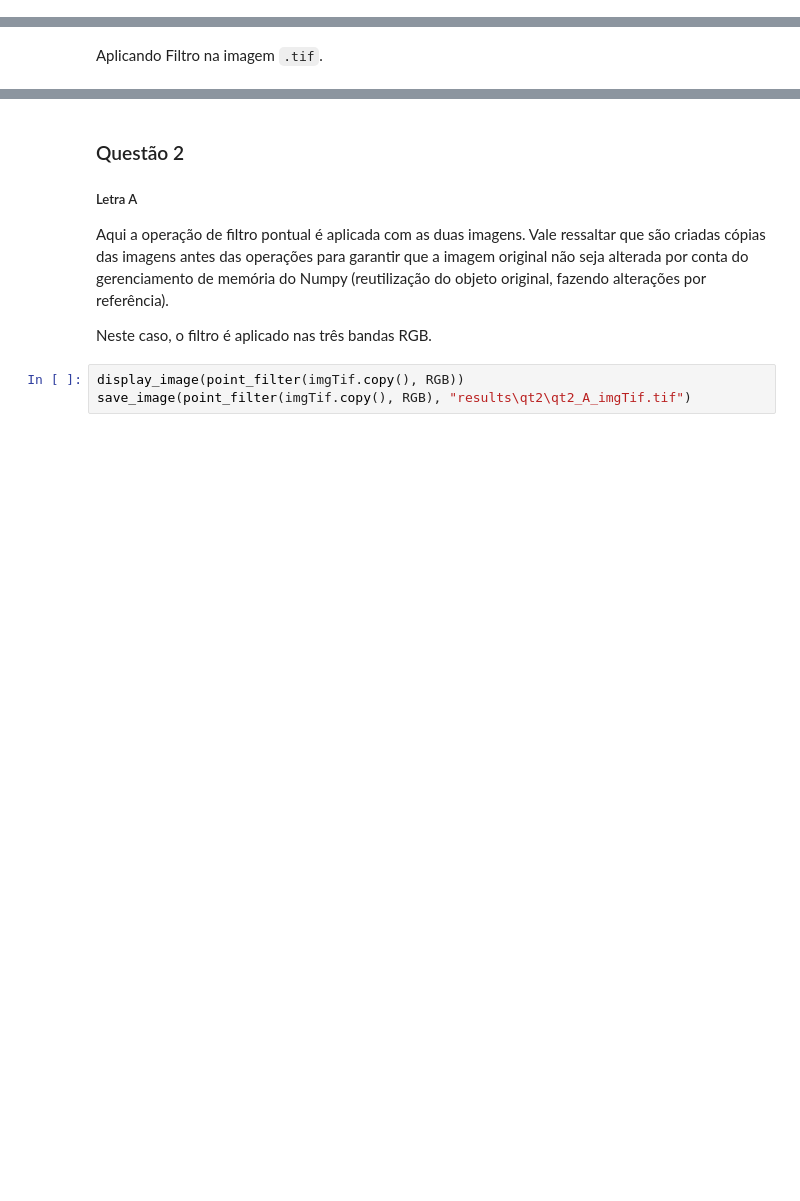
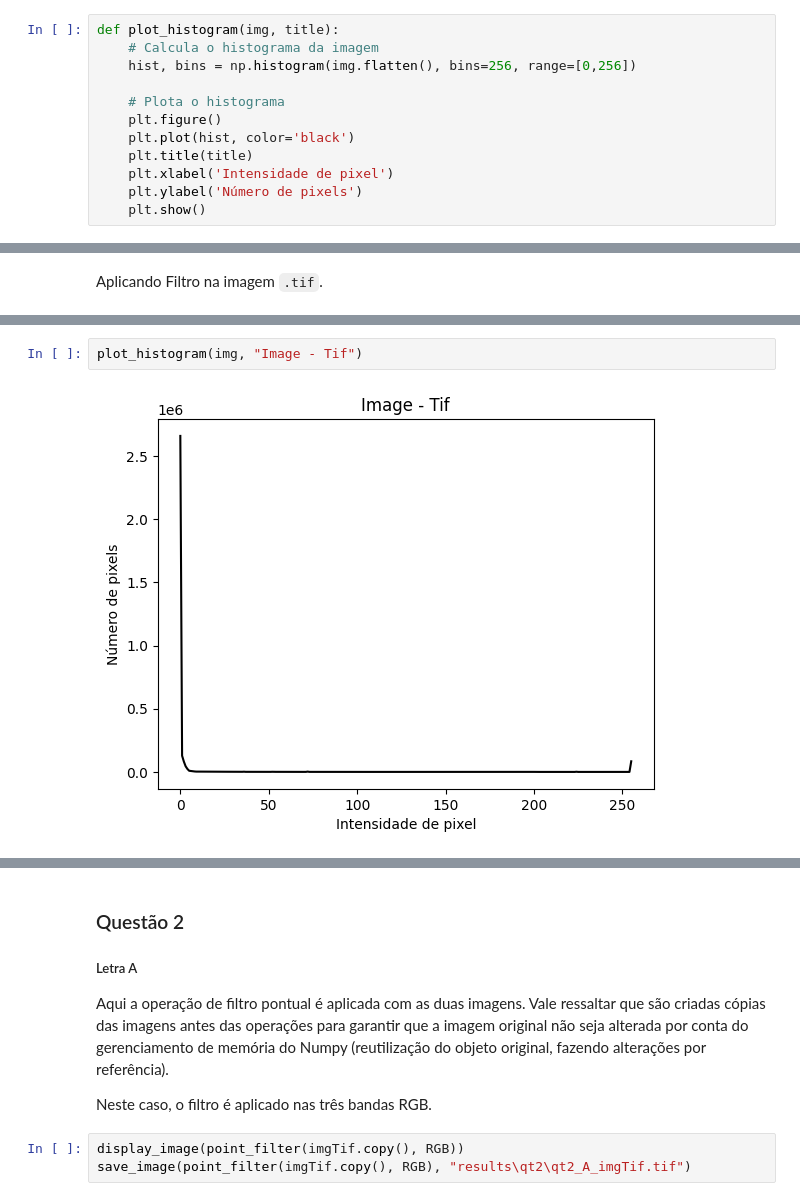
Before and after one commit to BarrosLucas/PracticeHomework, a Jupyter notebook: pdi.ipynb, the cells around one changed output, grey strips where cells are left out. Drawn from its saved outputs; the diff is of its cells as text; blank space fills up the shorter version.

```diff
--- a/pdi.ipynb
+++ b/pdi.ipynb
@@ -320,6 +320,18 @@ def expand_histogram(img):
     img_expanded = cdf_normalized[img.astype(np.uint8)]
 
     return img_expanded.astype(np.uint8)
+# %%
+def plot_histogram(img, title):
+    # Calcula o histograma da imagem
+    hist, bins = np.histogram(img.flatten(), bins=256, range=[0,256])
+
+    # Plota o histograma
+    plt.figure()
+    plt.plot(hist, color='black')
+    plt.title(title)
+    plt.xlabel('Intensidade de pixel')
+    plt.ylabel('Número de pixels')
+    plt.show()
 # %% [markdown]
 ##### Mostrando imagens
 
@@ -357,0 +372,4 @@ save_image(applying_local_filter(mask, m, n, offset, imgTif.copy()), "results\qt
+# %%
+plot_histogram(img, "Image - Tif")
+# %% [output]
+[figure, added]
```
Also changed, not shown: parts of 4 cells of this notebook.
